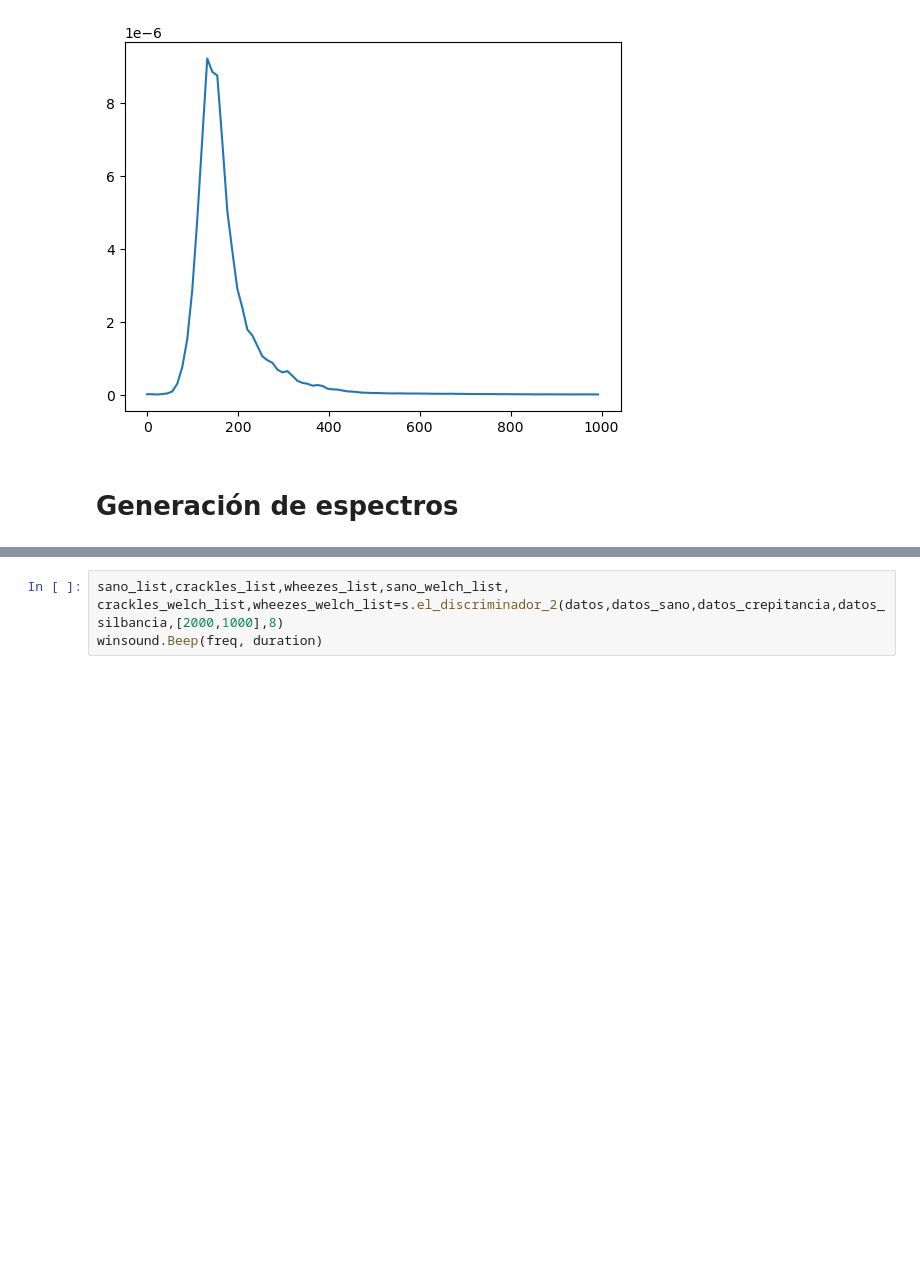
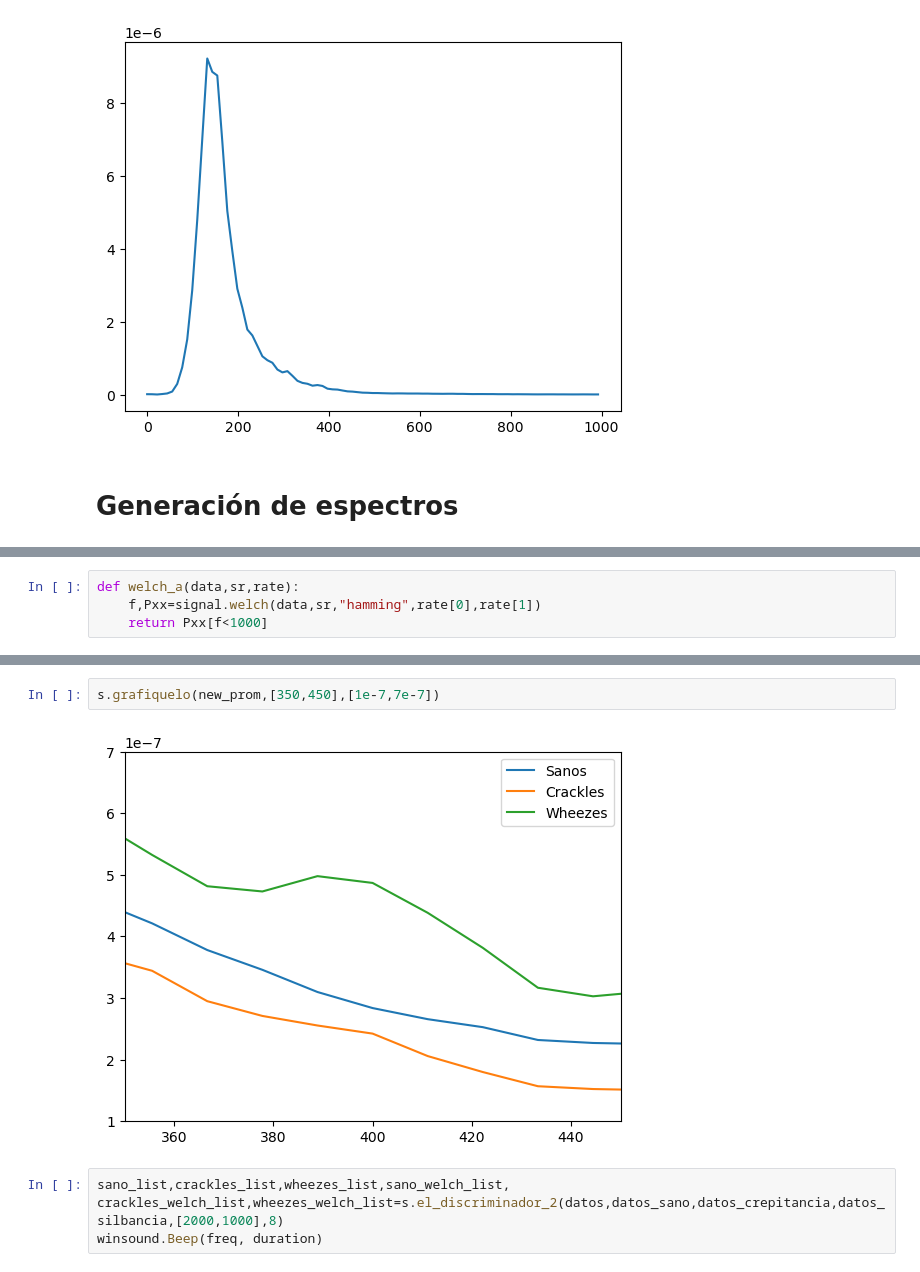
Before and after one commit to Astolfo2332/Respiratory_Difference, a Jupyter notebook: Proyecto_3_los_4GB.ipynb, the cells around one changed output, grey strips where cells are left out. Drawn from its saved outputs; the diff is of its cells as text; blank space fills up the shorter version.

```diff
--- a/Proyecto_3_los_4GB.ipynb
+++ b/Proyecto_3_los_4GB.ipynb
@@ -146,0 +196,4 @@ plt.plot(f[r],Pxx[r])
+# %%
+def welch_a(data,sr,rate):
+    f,Pxx=signal.welch(data,sr,"hamming",rate[0],rate[1])
+    return Pxx[f<1000]
@@ -147,3 +248,7 @@ plt.plot(f[r],Pxx[r])
+# %%
+s.grafiquelo(new_prom,[350,450],[1e-7,7e-7])
+# %% [output]
+[figure, added]
 # %%
 sano_list,crackles_list,wheezes_list,sano_welch_list, crackles_welch_list,wheezes_welch_list=s.el_discriminador_2(datos,datos_sano,datos_crepitancia,datos_silbancia,[2000,1000],8)
 winsound.Beep(freq, duration)
```
Also changed, not shown: parts of 15 cells of this notebook.
